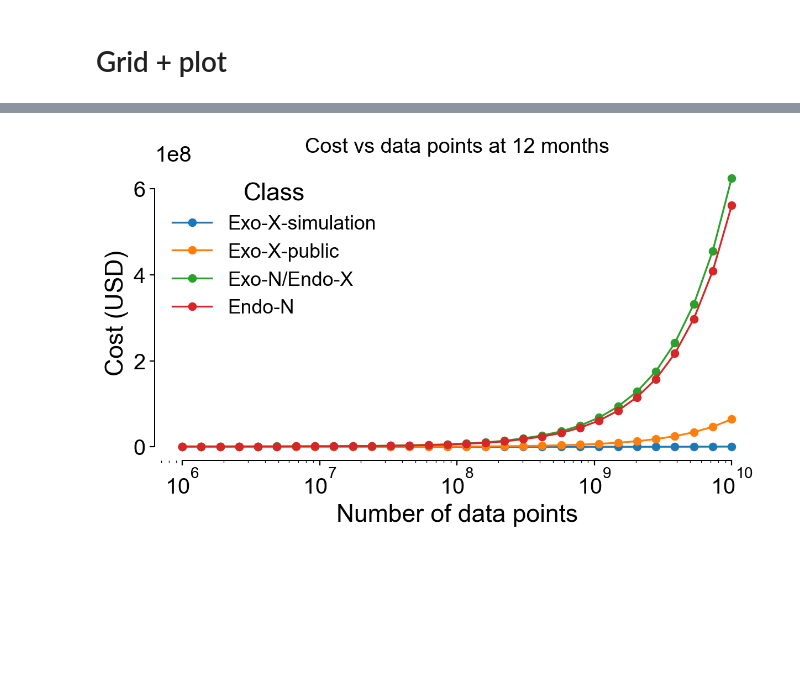
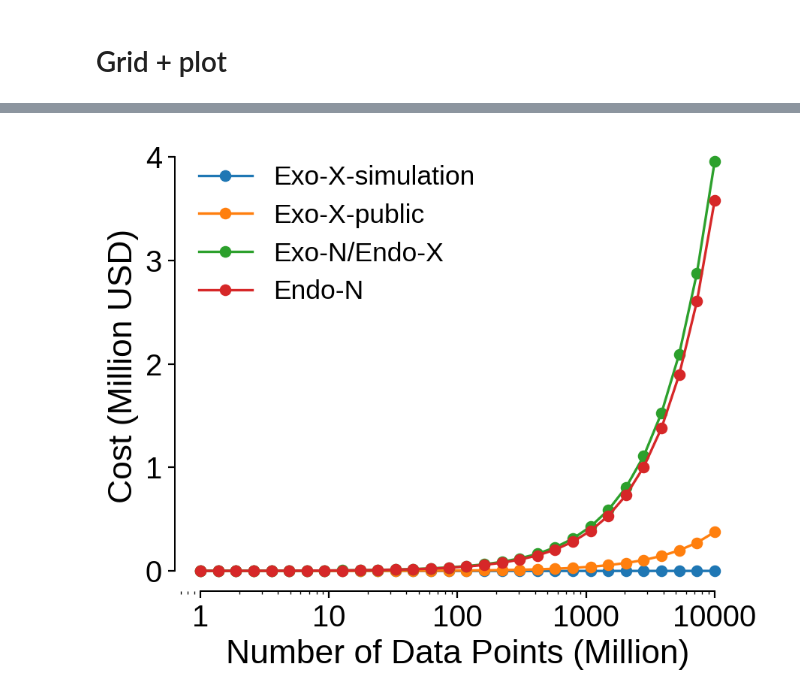
Before and after one commit to BashivanLab/neurofoundations_perspective, a Jupyter notebook: v1/cost_calculations.ipynb, the cells around one changed output, grey strips where cells are left out. Drawn from its saved outputs; the diff is of its cells as text; code cells hidden in the pictures; blank space fills up the shorter version.

```diff
--- a/v1/cost_calculations.ipynb
+++ b/v1/cost_calculations.ipynb
@@ -157,8 +160,7 @@ mpl.rcParams.update({
     'savefig.dpi': 400,
     'figure.facecolor': 'white',
     'axes.facecolor': 'white',
-    'font.family': 'sans-serif',
-    'font.sans-serif': ['Arial', 'Helvetica', 'DejaVu Sans'],
+    'font.family': 'Liberation Sans',  # metrically identical to Arial; Arial itself is not installed
     'font.size': 20,
     'axes.titlesize': 17,
     'axes.labelsize': 20,
@@ -216,7 +218,7 @@ def add_surface_legend(ax):
         plt.Line2D([0], [0], color=CLASS_COLORS[name], lw=3, label=name)
         for name in ['Exo-X-simulation', 'Exo-X-public', 'Exo-N/Endo-X', 'Endo-N']
     ]
-    ax.legend(handles=handles, title='Model class', loc='upper left', bbox_to_anchor=(0.02, 0.98))
+    ax.legend(handles=handles, loc='upper left', bbox_to_anchor=(0.05, 0.8))
 # %% [markdown]
 # Grid + plot
 # %%
@@ -353,17 +375,18 @@ plt.show()
 months = np.linspace(1, 120, 24)
 n_points = np.ones(24) * 1e9
 
-fig, ax = plt.subplots(figsize=(8, 5))
+fig, ax = plt.subplots(figsize=(6, 5))
 
 for class_name in classes:
-    Z = total_cost(class_name, n_points, months, params, data_mix, hardware, per_diem)
+    Z = total_cost(class_name, n_points, months, params, data_mix, hardware, per_diem) / 1e6
     ax.plot(months, Z, label=class_name, marker='o')
     # ax.set_yscale('log')
 
 ax.set_xlabel('Time (months)')
-ax.set_ylabel('Total cost (USD)')
-ax.set_title('Total cost for 1e9 data points')
-ax.legend(title='Class')
+ax.set_ylabel('Total cost (Million USD)')
+ax.xaxis.set_ticks(np.arange(0, 121, 40))  # every 40 months
+# ax.set_title('Total cost for 1e9 data points')
+ax.legend()
 style_axes(ax)
 plt.tight_layout()
 plt.savefig('total_cost_vs_time.pdf', dpi=300, bbox_inches='tight')
@@ -373,24 +400,24 @@ plt.show()
 # %%
 # Cost vs data points at 120 months
 months_fixed = 120
 n_points_grid_1d = np.logspace(6, 10, 30)
 
-fig, ax = plt.subplots(figsize=(8, 5))
+fig, ax = plt.subplots(figsize=(6, 5))
 
 for class_name in classes:
-    Z = total_cost(class_name, n_points_grid_1d, months_fixed, params, data_mix, hardware, per_diem)
+    Z = total_cost(class_name, n_points_grid_1d, months_fixed, params, data_mix, hardware, per_diem) / 1e9
     ax.plot(n_points_grid_1d, Z, label=class_name, marker='o')
 
 ax.set_xscale('log')
-ax.set_xlabel('Number of data points')
-ax.set_ylabel('Cost (USD)')
-ax.set_title('Cost vs data points at 12 months')
-ax.legend(title='Class')
-ax.set_xscale('log')
-# ax.set_yscale('log')
+ax.set_xlabel('Number of Data Points (Million)')
+ax.set_ylabel('Cost (Million USD)')
+# ax.set_title('Cost vs data points at 12 months')
+ax.legend()
+ax.xaxis.set_ticks(np.logspace(6, 10, 5))
+ax.xaxis.set_ticklabels(['1', '10', '100', '1000', '10000'])
 style_axes(ax)
 plt.tight_layout()
 plt.savefig('cost_vs_data_points.pdf', dpi=300, bbox_inches='tight')
 plt.show()
 # %% [output]
-[figure, old version]
+[figure, new version]
```
Also changed, not shown: parts of 8 cells of this notebook.
